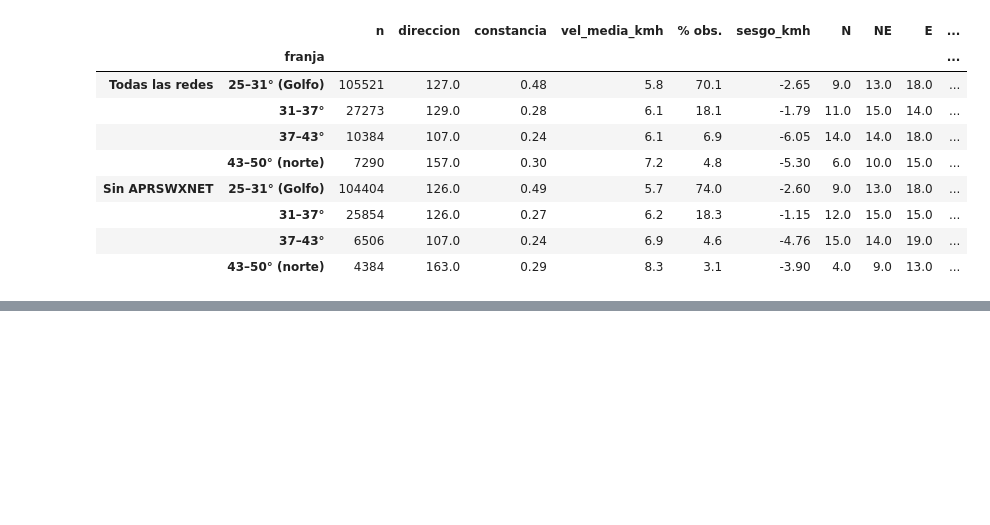
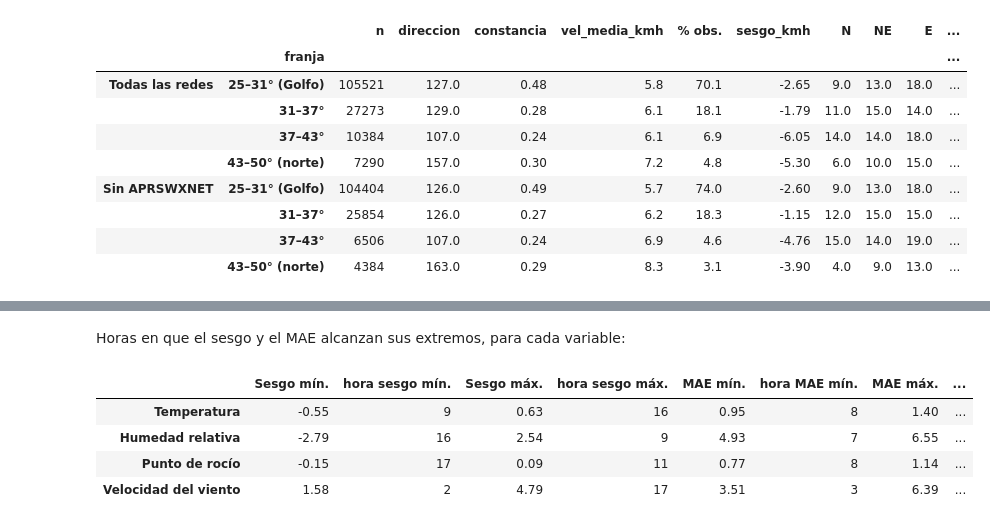
Before and after one commit to franconieto3/TPI_Taller_analisis_de_datos, a Jupyter notebook: notebooks/relaciones-bivariadas.ipynb, the cells around one changed output, grey strips where cells are left out. Saved outputs shown, nothing was run; the diff lists cells and outputs as text; code cells hidden in the pictures; blank space fills up the shorter version.

```diff
--- a/notebooks/relaciones-bivariadas.ipynb
+++ b/notebooks/relaciones-bivariadas.ipynb
@@ -717,0 +808,23 @@ tabla_viento_franja
+# %% [markdown]
+Horas en que el sesgo y el MAE alcanzan sus extremos, para cada variable:
+# %%
+filas = {}
+for nombre, *_ in ERRORES:
+    g = mp.groupby('hora_local')[f'error_{nombre}']
+    sesgo, mae = g.mean(), g.apply(lambda e: e.abs().mean())
+    filas[nombre] = {
+        'Sesgo mín.': sesgo.min(), 'hora sesgo mín.': sesgo.idxmin(),
+        'Sesgo máx.': sesgo.max(), 'hora sesgo máx.': sesgo.idxmax(),
+        'MAE mín.': mae.min(), 'hora MAE mín.': mae.idxmin(),
+        'MAE máx.': mae.max(), 'hora MAE máx.': mae.idxmax(),
+    }
+tabla_error_hora = pd.DataFrame(filas).T
+horas = [c for c in tabla_error_hora if c.startswith('hora')]
+tabla_error_hora[horas] = tabla_error_hora[horas].astype(int)
+tabla_error_hora.round(2)
+# %% [output]
+|  | Sesgo mín. | hora sesgo mín. | Sesgo máx. | hora sesgo máx. | MAE mín. | hora MAE mín. | MAE máx. | ... |
+| Temperatura | -0.55 | 9 | 0.63 | 16 | 0.95 | 8 | 1.40 | ... |
+| Humedad relativa | -2.79 | 16 | 2.54 | 9 | 4.93 | 7 | 6.55 | ... |
+| Punto de rocío | -0.15 | 17 | 0.09 | 11 | 0.77 | 8 | 1.14 | ... |
+| Velocidad del viento | 1.58 | 2 | 4.79 | 17 | 3.51 | 3 | 6.39 | ... |
```
Also changed, not shown: parts of 13 cells of this notebook.
